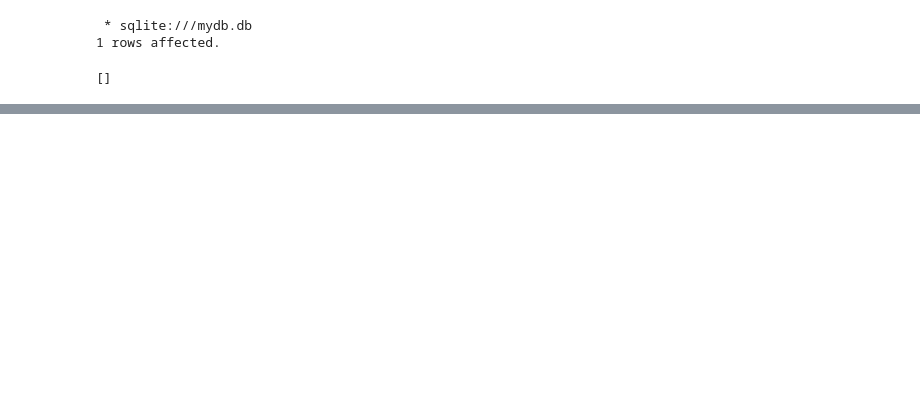
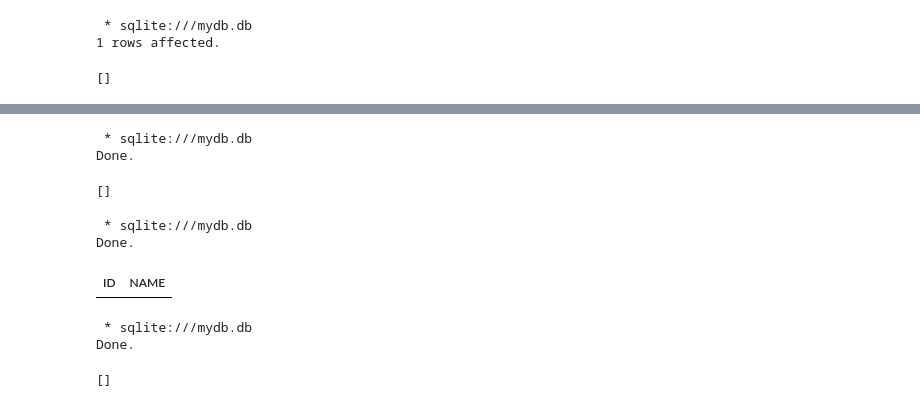
Before and after one commit to alirezaghorbani1983/IBM-DATA-SCIENCE, a Jupyter notebook: sql_new/sql_queries.ipynb, the cells around one changed output, grey strips where cells are left out. Drawn from its saved outputs; the diff is of its cells as text; code cells hidden in the pictures; blank space fills up the shorter version.

```diff
--- a/sql_new/sql_queries.ipynb
+++ b/sql_new/sql_queries.ipynb
@@ -655,0 +709,28 @@ DELETE FROM Instructor WHERE firstname = "Hima";
+# %%
+%%sql
+CREATE TABLE TEST (
+   ID int,
+   NAME varchar(30)
+);
+# %% [output]
+ * sqlite:///mydb.db
+Done.
+[]
+# %%
+%%sql
+SELECT * FROM TEST;
+# %% [output]
+ * sqlite:///mydb.db
+Done.
+| ID | NAME |
+# %%
+%%sql
+CREATE TABLE COUNTRY (
+   ID int,
+   CCODE char(2),
+   Name varchar(60)
+);
+# %% [output]
+ * sqlite:///mydb.db
+Done.
+[]
```
Also changed, not shown: parts of 5 cells of this notebook, 1 other file.
